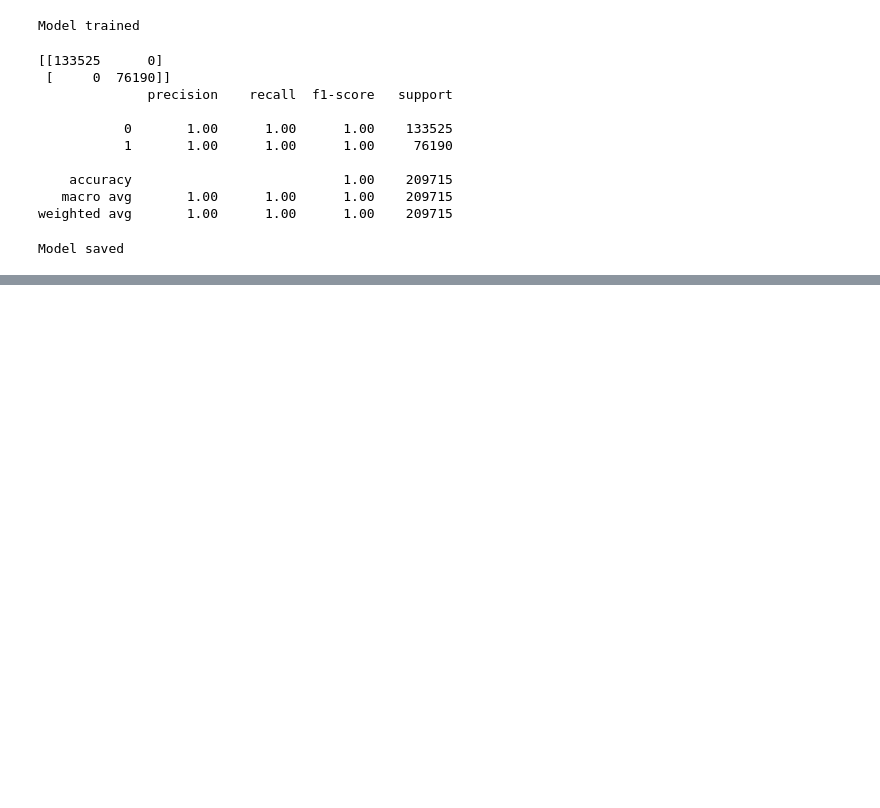
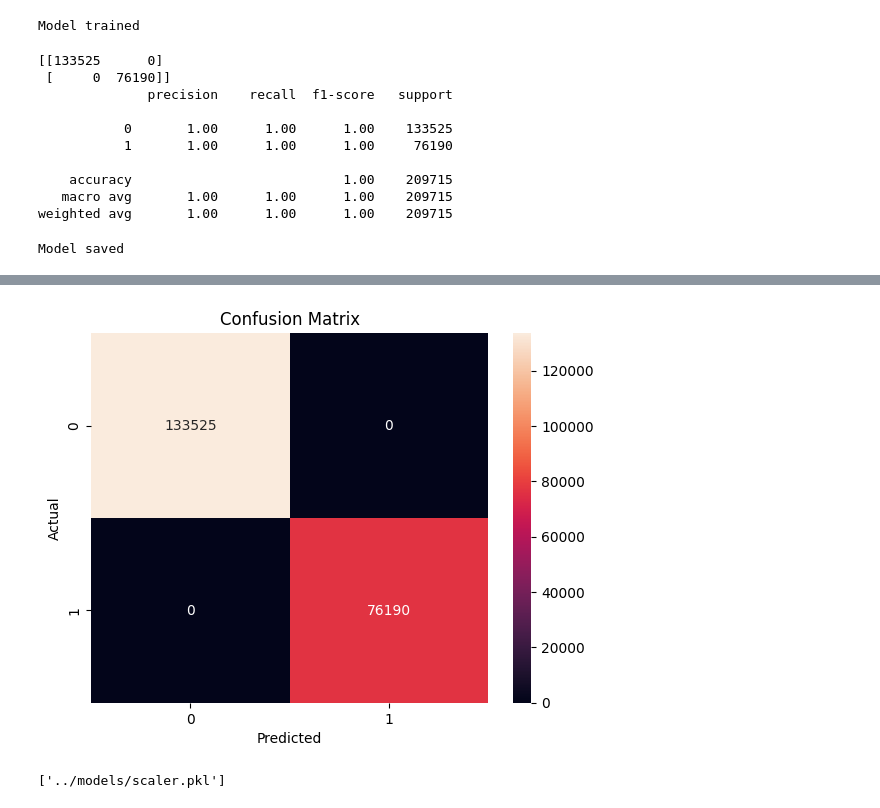
Before and after one commit to harsh27004/ai-ids, a Jupyter notebook: notebooks/03_modeling.ipynb, the cells around one changed output, grey strips where cells are left out. Cells and saved outputs as stored; diff of their text form; code cells hidden in the pictures; blank space fills up the shorter version.

```diff
--- a/notebooks/03_modeling.ipynb
+++ b/notebooks/03_modeling.ipynb
@@ -76,3 +76,15 @@ joblib.dump(scaler, "../models/scaler.pkl")
 print("Model saved")
 # %% [output]
 Model saved
+# %%
+from sklearn.metrics import classification_report, confusion_matrix, accuracy_score, roc_auc_score
+import seaborn as sns
+import matplotlib.pyplot as plt
+
+y_pred = rf.predict(X_test_scaled)
+
+print("Accuracy:", accuracy_score(y_test, y_pred))
+print("ROC-AUC:", roc_auc_score(y_test, rf.predict_proba(X_test_scaled)[:,1]))
+
+print("\nClassification Report:\n")
+print(classification_report(y_test, y_pred))
@@ -78,0 +105,18 @@ Model saved
+# %%
+cm = confusion_matrix(y_test, y_pred)
+
+plt.figure()
+sns.heatmap(cm, annot=True, fmt='d')
+plt.title("Confusion Matrix")
+plt.xlabel("Predicted")
+plt.ylabel("Actual")
+plt.show()
+# %% [output]
+[figure, added]
+# %%
+import joblib
+
+joblib.dump(rf, "../models/random_forest_ids.pkl")
+joblib.dump(scaler, "../models/scaler.pkl")
+# %% [output]
+['../models/scaler.pkl']
```
Also changed, not shown: parts of 1 cell of this notebook, 2 other files.
